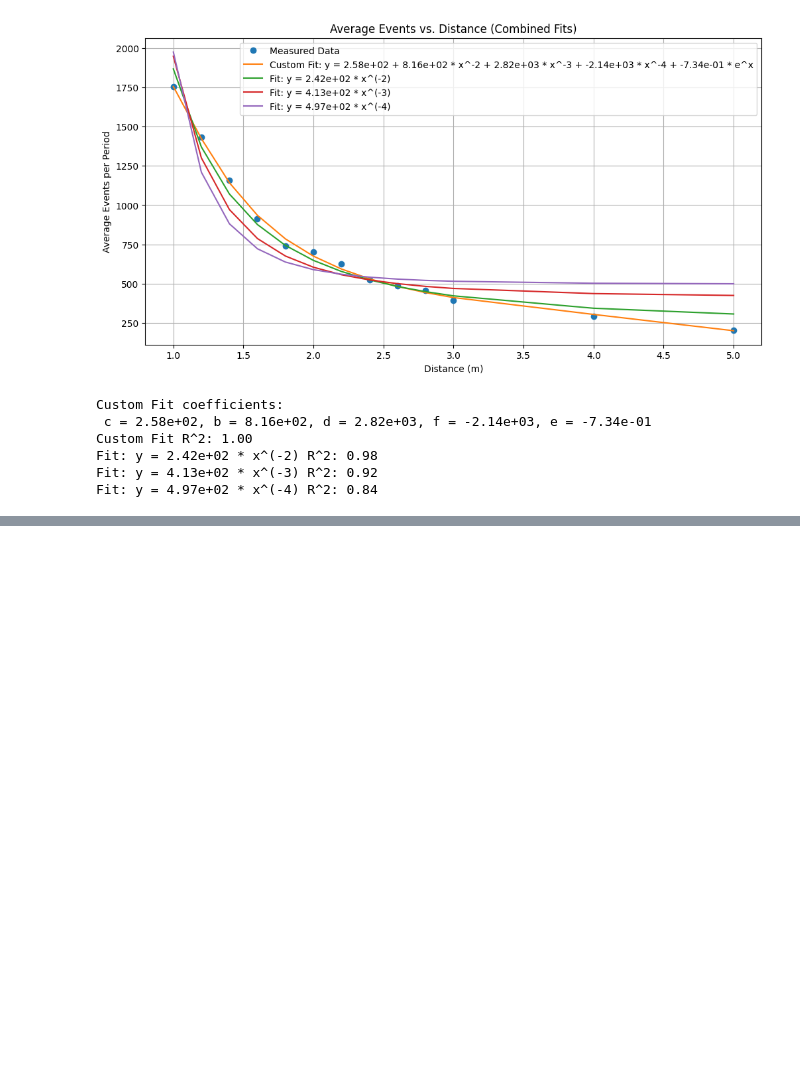
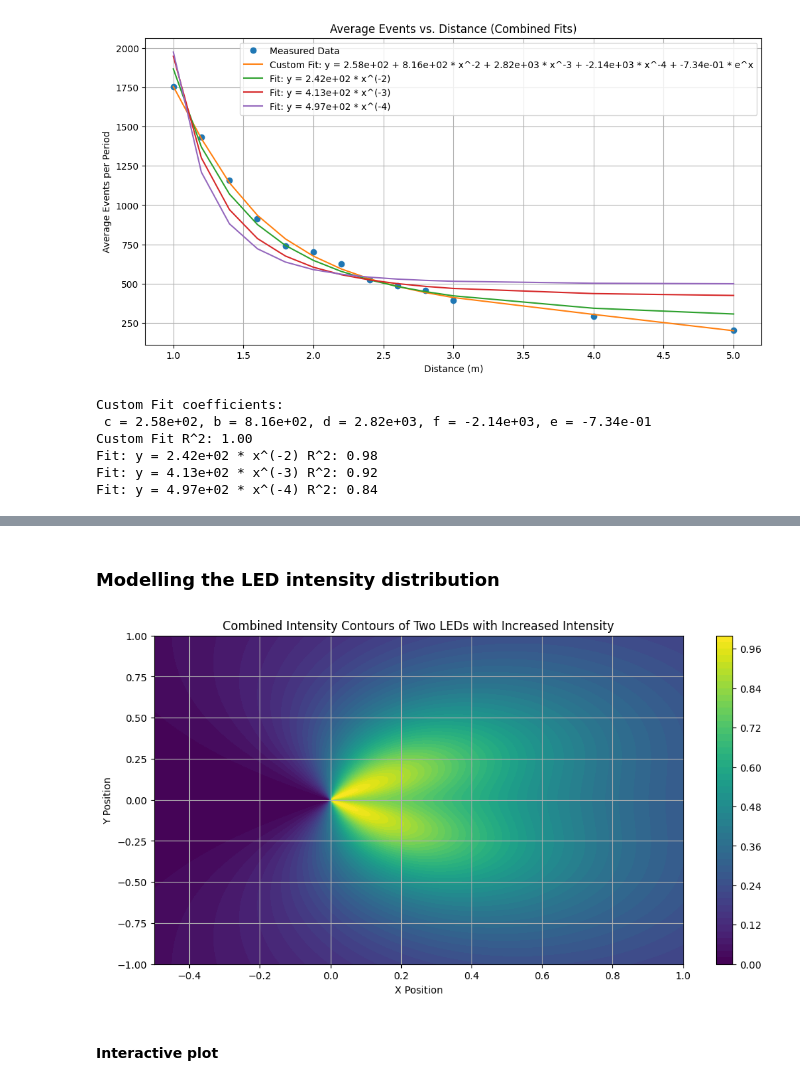
Before and after one commit to kubakubakuba/mrs-uvdar-distance-estimator, a Jupyter notebook: main.ipynb, the cells around one changed output, grey strips where cells are left out. Saved outputs shown, nothing was run; the diff lists cells and outputs as text; code cells hidden in the pictures; blank space fills up the shorter version.

```diff
--- a/main.ipynb
+++ b/main.ipynb
@@ -336,0 +458,61 @@ plt.show()
+# %% [markdown]
+### Modelling the LED intensity distribution
+# %%
+def gaussian_intensity(angle, direction, sigma=30):
+	angle_diff = (angle - direction + 180) % 360 - 180
+	return np.exp(-0.5 * (angle_diff / sigma) ** 2)
+
+##########
+#configurable parameters
+led_sigma = 35
+illumination_angle = 180
+led1_position = np.array([0, 0])
+led2_position = np.array([0, 0])
+
+led1_direction = 45
+led2_direction = -45
+
+led1_intensity_factor = 1.0  # Increase this value to make LED 1 brighter
+led2_intensity_factor = 1.0  # Increase this value to make LED 2 brighter
+
+#XY grid
+x = np.linspace(-0.5, 1.0, 400)
+y = np.linspace(-1, 1, 400)
+x, y = np.meshgrid(x, y)
+##########
+
+angles_to_led1 = np.degrees(np.arctan2(y - led1_position[1], x - led1_position[0]))
+angles_to_led2 = np.degrees(np.arctan2(y - led2_position[1], x - led2_position[0]))
+angles_to_led1 = (angles_to_led1 + 360) % 360
+angles_to_led2 = (angles_to_led2 + 360) % 360
+
+intensity1 = led1_intensity_factor * gaussian_intensity(angles_to_led1, led1_direction, sigma=led_sigma)
+intensity2 = led2_intensity_factor * gaussian_intensity(angles_to_led2, led2_direction, sigma=led_sigma)
+
+intensity1[(angles_to_led1 > illumination_angle) & (angles_to_led1 < (360 - illumination_angle))] = 0
+intensity2[(angles_to_led2 > illumination_angle) & (angles_to_led2 < (360 - illumination_angle))] = 0
+
+distance_to_led1 = np.sqrt((x - led1_position[0])**2 + (y - led1_position[1])**2)
+distance_to_led2 = np.sqrt((x - led2_position[0])**2 + (y - led2_position[1])**2)
+epsilon = 1e-6
+distance_to_led1 = np.maximum(distance_to_led1, epsilon)
+distance_to_led2 = np.maximum(distance_to_led2, epsilon)
+
+intensity1 = intensity1 / (distance_to_led1**2 + 0.5)
+intensity2 = intensity2 / (distance_to_led2**2 + 0.5)
+
+combined_intensity = intensity1 + intensity2
+combined_intensity = combined_intensity / np.max(combined_intensity)
+
+plt.figure(figsize=(12, 6))
+contour = plt.contourf(x, y, combined_intensity, levels=50, cmap='viridis')
+plt.colorbar(contour)
+plt.xlabel('X Position')
+plt.ylabel('Y Position')
+plt.title('Combined Intensity Contours of Two LEDs with Increased Intensity')
+plt.grid(True)
+plt.show()
+# %% [output]
+[figure, added]
+# %% [markdown]
+#### Interactive plot
```
Also changed, not shown: parts of 6 cells of this notebook, 3 other files.
